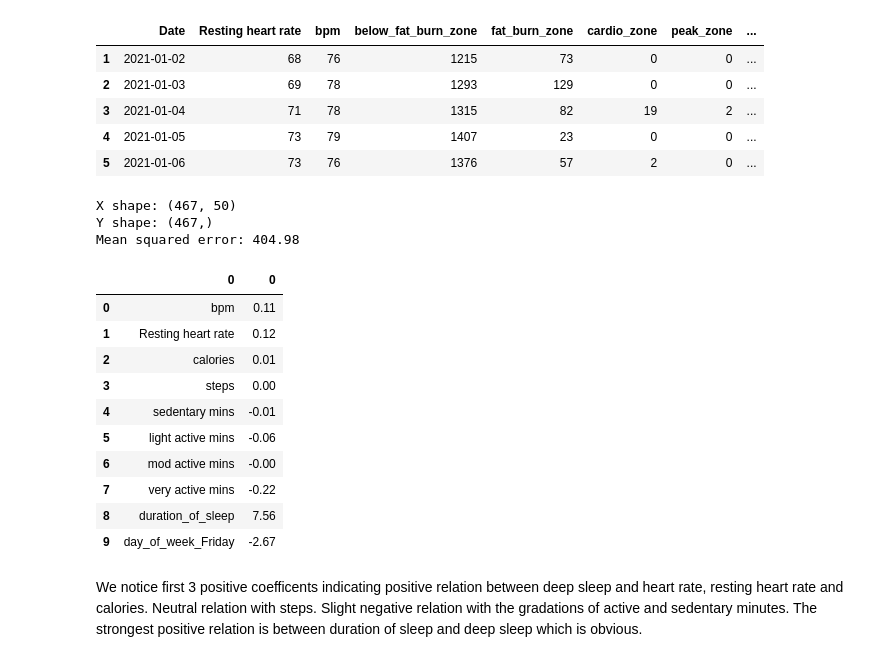
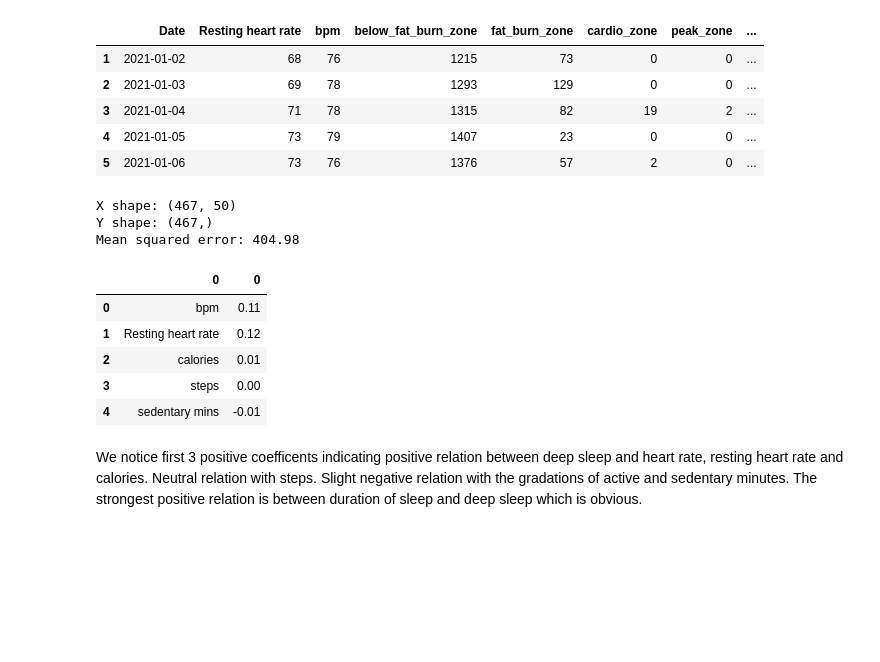
Before and after one commit to ibtassam1/Fitbit_Data_analysis, a Jupyter notebook: Fitbit data Extraction, Transformation and Visualization.ipynb, the cells around one changed output. Saved outputs shown, nothing was run; the diff lists cells and outputs as text; code cells hidden in the pictures; blank space fills up the shorter version.

```diff
--- a/Fitbit data Extraction, Transformation and Visualization.ipynb
+++ b/Fitbit data Extraction, Transformation and Visualization.ipynb
@@ -867,39 +869,34 @@ X = all_merged2[['bpm','Resting heart rate','calories', 'steps', 'sedentary mins
 
 # Encoding the the categorical values
 X = pd.get_dummies(X, columns=['day_of_week', 'Sleep Bucket'])
 
 # Splitting the data into 75% train and 25% test.
 X_train, X_test, y_train, y_test = train_test_split(X, y, test_size=0.25, random_state=605)
 print('X shape: {}'.format(X.shape))
 print('Y shape: {}'.format(y.shape))
 
 # Linear Regression object
 regr = linear_model.LinearRegression()
 
 # Train the model using the training sets
 regr.fit(X_train, y_train)
 
 # Make predictions using the testing set
 lr_y_pred = regr.predict(X_test)
 
 print("Mean squared error: %.2f"% mean_squared_error(y_test, lr_y_pred))
 coefficients = pd.concat([pd.DataFrame(X.columns),pd.DataFrame(np.transpose(regr.coef_))], axis = 1)
-coefficients.head(10)
+coefficients.head()
 # %% [output]
 X shape: (467, 50)
 Y shape: (467,)
 Mean squared error: 404.98
 |  | 0 | 0 |
 | 0 | bpm | 0.11 |
 | 1 | Resting heart rate | 0.12 |
 | 2 | calories | 0.01 |
 | 3 | steps | 0.00 |
 | 4 | sedentary mins | -0.01 |
-| 5 | light active mins | -0.06 |
-| 6 | mod active mins | -0.00 |
-| 7 | very active mins | -0.22 |
-| 8 | duration_of_sleep | 7.56 |
-| 9 | day_of_week_Friday | -2.67 |
 # %% [markdown]
 We notice first 3 positive coefficents indicating positive relation between deep sleep and heart rate, resting heart rate and calories. Neutral relation with steps. Slight negative relation with the gradations of active and sedentary minutes. The strongest positive relation is between duration of sleep and deep sleep which is obvious.
 # %%
```
Also changed, not shown: parts of 3 cells of this notebook.
